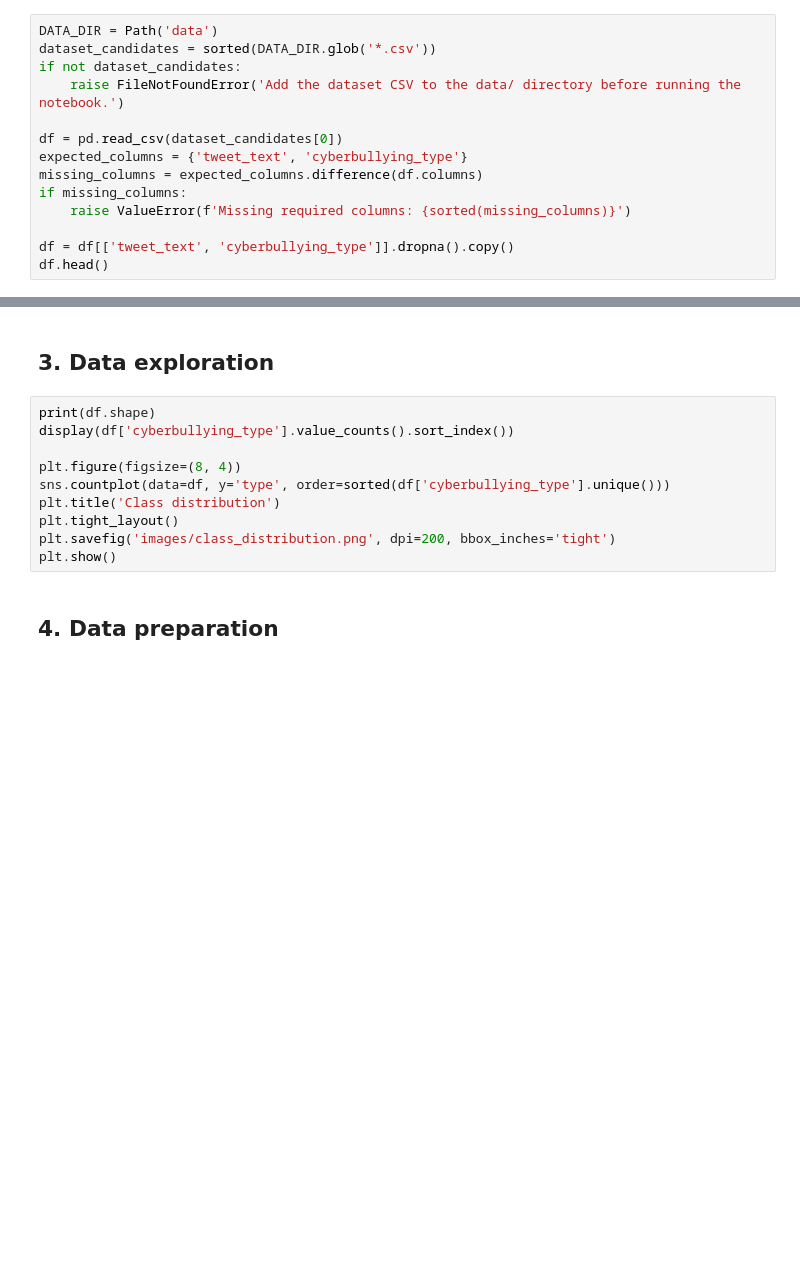
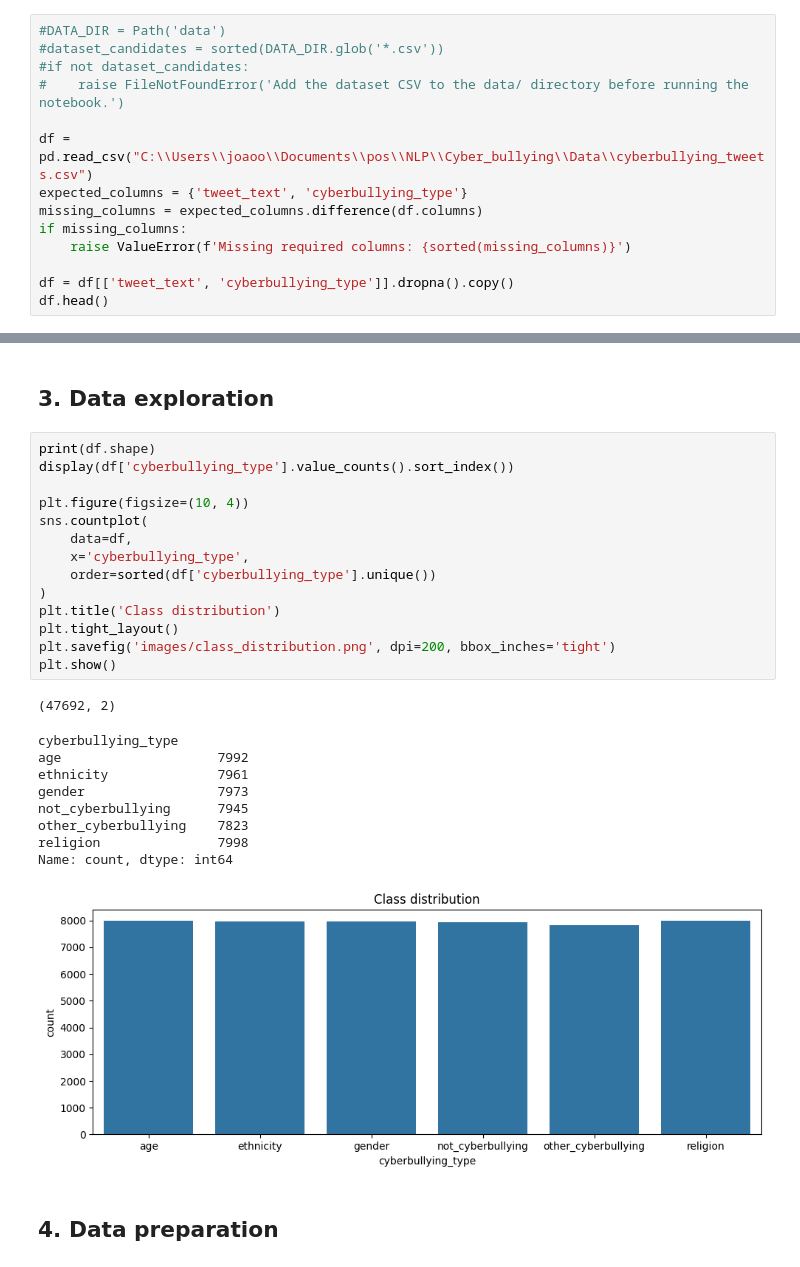
Before and after one commit to Joaovrvs/NLP_Project_Cyber_Bully, a Jupyter notebook: cyberbullying_analysis.ipynb, the cells around one changed output, grey strips where cells are left out. Drawn from its saved outputs; the diff is of its cells as text; blank space fills up the shorter version.

```diff
--- a/cyberbullying_analysis.ipynb
+++ b/cyberbullying_analysis.ipynb
@@ -20,12 +20,12 @@ from sklearn.model_selection import train_test_split
 # %% [markdown]
 ## 2. Load dataset
 # %%
-DATA_DIR = Path('data')
-dataset_candidates = sorted(DATA_DIR.glob('*.csv'))
-if not dataset_candidates:
-    raise FileNotFoundError('Add the dataset CSV to the data/ directory before running the notebook.')
+#DATA_DIR = Path('data')
+#dataset_candidates = sorted(DATA_DIR.glob('*.csv'))
+#if not dataset_candidates:
+#    raise FileNotFoundError('Add the dataset CSV to the data/ directory before running the notebook.')
 
-df = pd.read_csv(dataset_candidates[0])
+df = pd.read_csv("C:\\Users\\joaoo\\Documents\\pos\\NLP\\Cyber_bullying\\Data\\cyberbullying_tweets.csv")
 expected_columns = {'tweet_text', 'cyberbullying_type'}
 missing_columns = expected_columns.difference(df.columns)
 if missing_columns:
@@ -38,13 +45,28 @@ df.head()
 # %%
 print(df.shape)
 display(df['cyberbullying_type'].value_counts().sort_index())
 
-plt.figure(figsize=(8, 4))
-sns.countplot(data=df, y='type', order=sorted(df['cyberbullying_type'].unique()))
+plt.figure(figsize=(10, 4))
+sns.countplot(
+    data=df,
+    x='cyberbullying_type',
+    order=sorted(df['cyberbullying_type'].unique())
+)
 plt.title('Class distribution')
 plt.tight_layout()
 plt.savefig('images/class_distribution.png', dpi=200, bbox_inches='tight')
 plt.show()
+# %% [output]
+(47692, 2)
+cyberbullying_type
+age                    7992
+ethnicity              7961
+gender                 7973
+not_cyberbullying      7945
+other_cyberbullying    7823
+religion               7998
+Name: count, dtype: int64
+[figure, added]
 # %% [markdown]
 ## 4. Data preparation
 # %%
```
Also changed, not shown: parts of 13 cells of this notebook.
